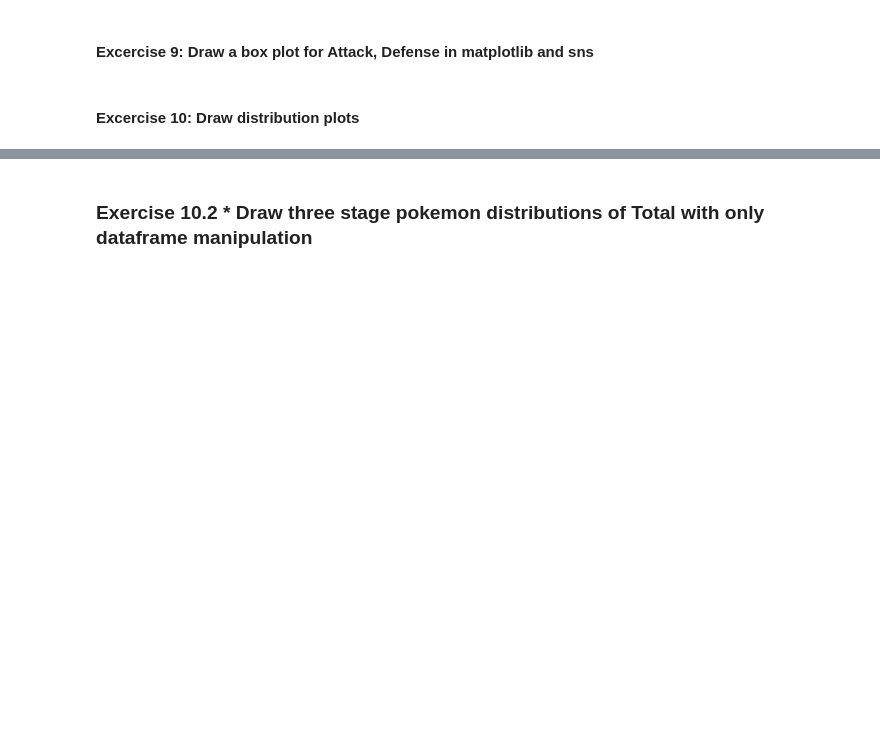
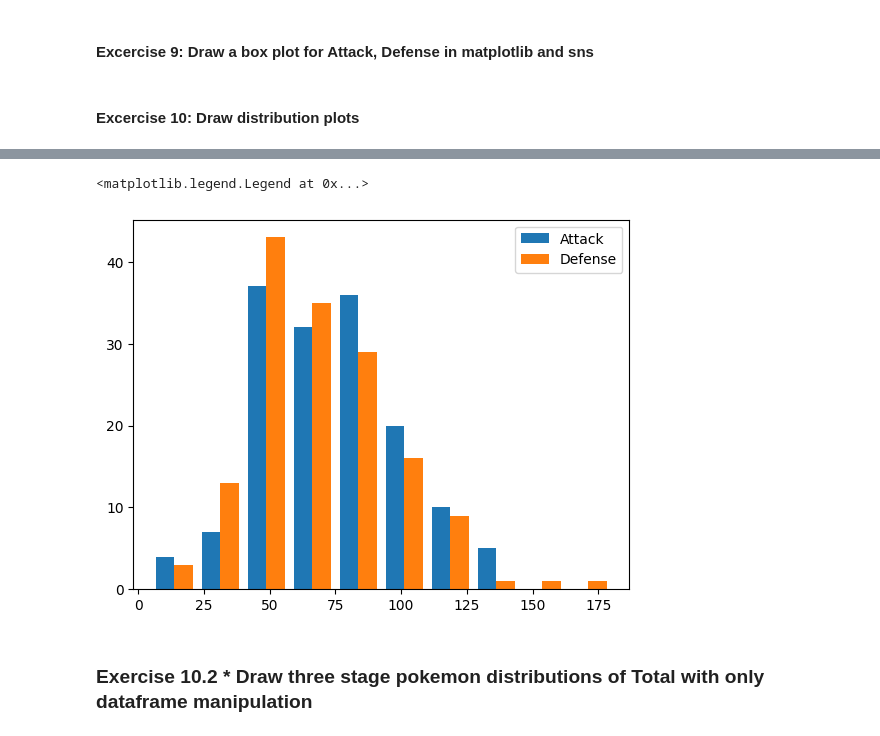
Before and after one commit to fortune-max/M4-python-refresher-ml, a Jupyter notebook: Day3.ipynb, the cells around one changed output, grey strips where cells are left out. Drawn from its saved outputs; the diff is of its cells as text; code cells hidden in the pictures; blank space fills up the shorter version.

```diff
--- a/Day3.ipynb
+++ b/Day3.ipynb
@@ -190,3 +214,14 @@ pokemon_df['Total'].median()
+# %%
+# show a legend with the plot
+plt.hist(pokemon_df[['Attack', 'Defense']], label=['Attack', 'Defense'])
+plt.legend()
+
+# OR
+# plt.hist(pokemon_df[['Attack', 'Defense']])
+# plt.legend(['Attack', 'Defense'])
+# %% [output]
+<matplotlib.legend.Legend at 0x...>
+[figure, added]
 # %% [markdown]
 ### Exercise 10.2 * Draw three stage pokemon distributions of Total with only dataframe manipulation
 # %% [markdown]
```
Also changed, not shown: parts of 5 cells of this notebook.
